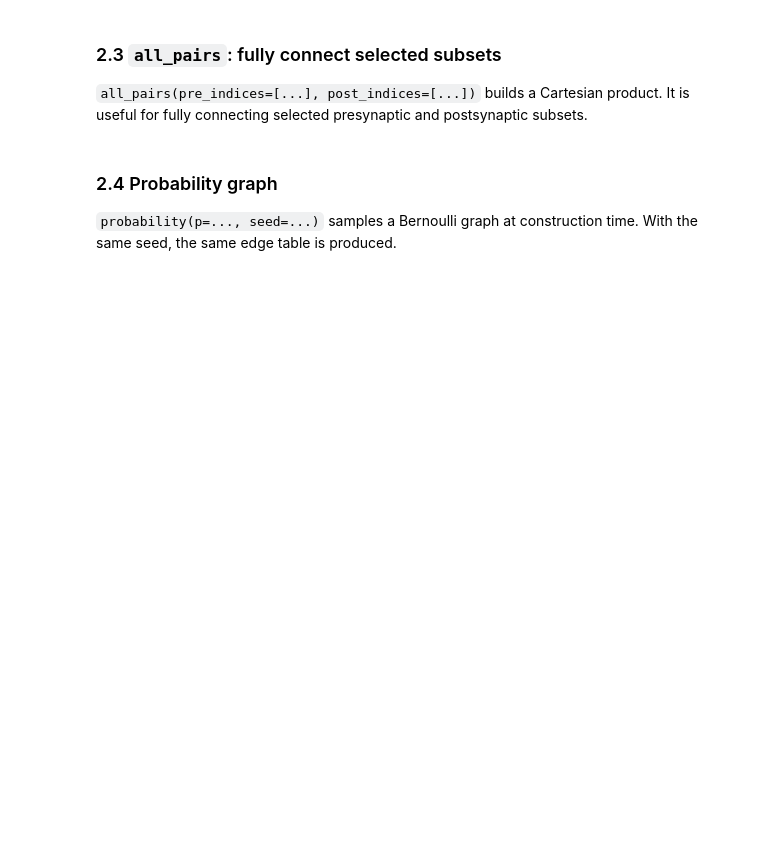
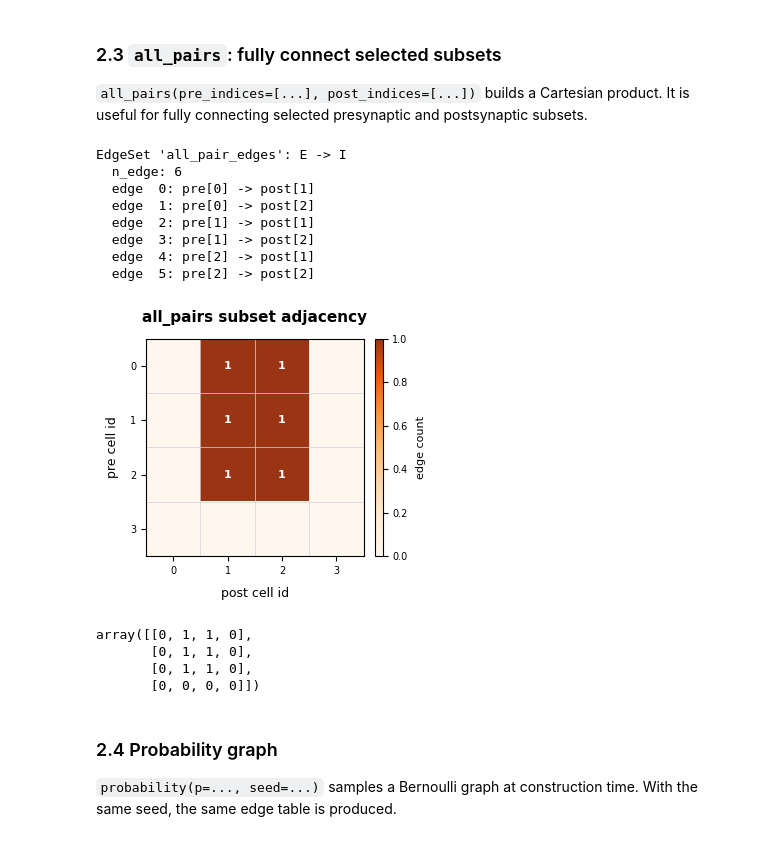
Before and after one commit to chaobrain/braincell, a Jupyter notebook: examples/multi_compartment/network.ipynb, the cells around one changed output. Drawn from its saved outputs; the diff is of its cells as text; code cells hidden in the pictures; blank space fills up the shorter version.

```diff
--- a/examples/multi_compartment/network.ipynb
+++ b/examples/multi_compartment/network.ipynb
@@ -526,12 +585,26 @@ plot_adjacency(dense_edges, n_pre=4, n_post=3, title="dense(...) adjacency")
 # %%
 all_pair_edges = edge_net.add_edges(
     name="all_pair_edges",
     pre="E",
     post="I",
-    method=braincell.network.all_pairs(pre_indices=[0, 2], post_indices=[1, 2]),
+    method=braincell.network.all_pairs(pre_indices=[0, 1, 2], post_indices=[1, 2]),
 )
 edge_table(all_pair_edges)
-plot_adjacency(all_pair_edges, n_pre=4, n_post=3, title="all_pairs subset adjacency")
+plot_adjacency(all_pair_edges, n_pre=4, n_post=4, title="all_pairs subset adjacency")
+# %% [output]
+EdgeSet 'all_pair_edges': E -> I
+  n_edge: 6
+  edge  0: pre[0] -> post[1]
+  edge  1: pre[0] -> post[2]
+  edge  2: pre[1] -> post[1]
+  edge  3: pre[1] -> post[2]
+  edge  4: pre[2] -> post[1]
+  edge  5: pre[2] -> post[2]
+[figure, added]
+array([[0, 1, 1, 0],
+       [0, 1, 1, 0],
+       [0, 1, 1, 0],
+       [0, 0, 0, 0]])
 # %% [markdown]
 ### 2.4 Probability graph
 
```
Also changed, not shown: parts of 24 cells of this notebook, 11 other files.
